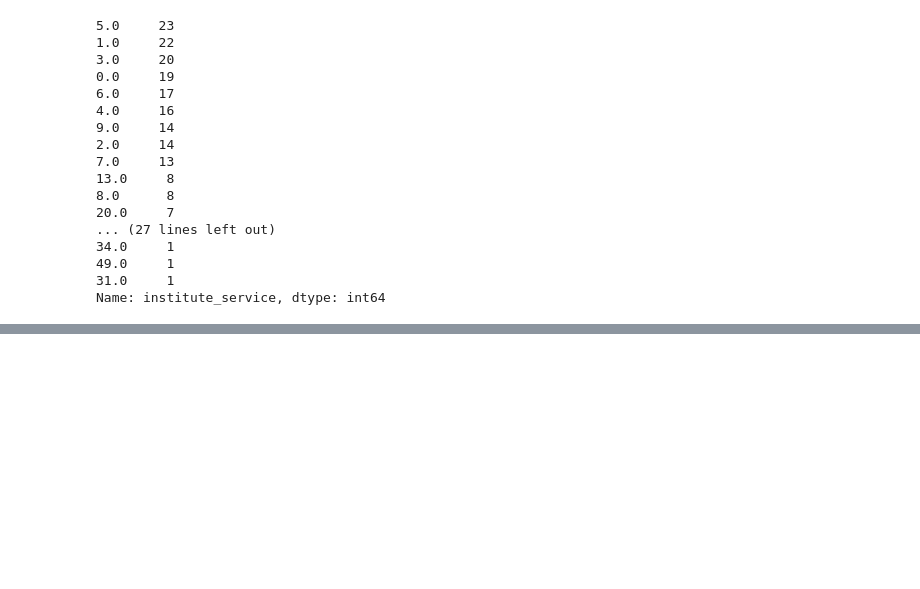
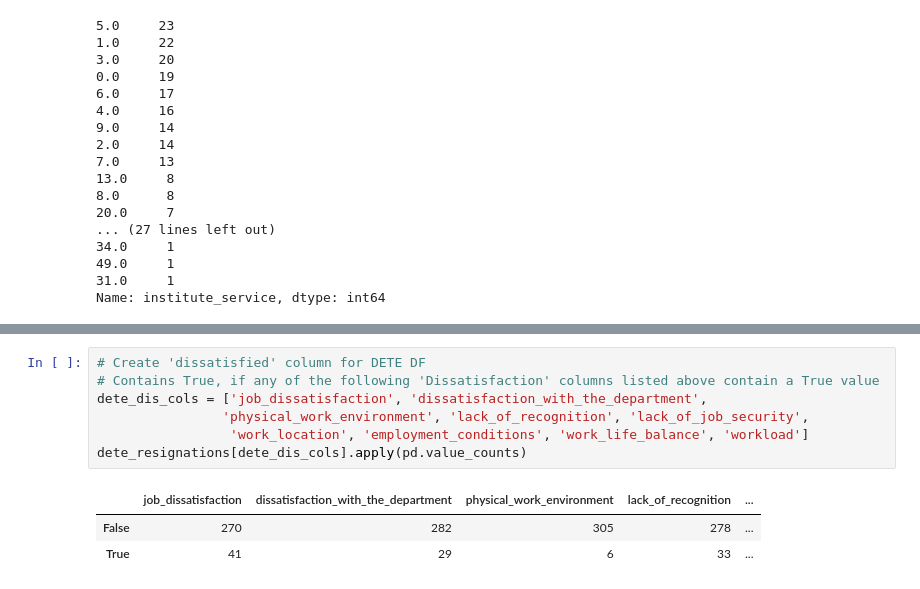
Before and after one commit to SuHamza/DQ-Analyze-Exit, a Jupyter notebook: Guided Project-Clean And Analyze Employee Exit Surveys.ipynb, the cells around one changed output, grey strips where cells are left out. Cells and saved outputs as stored; diff of their text form; blank space fills up the shorter version.

Commit message:
Identify Dissatisfied Employees

```diff
--- a/Guided Project-Clean And Analyze Employee Exit Surveys.ipynb
+++ b/Guided Project-Clean And Analyze Employee Exit Surveys.ipynb
@@ -478,0 +567,11 @@ Name: institute_service, dtype: int64
+# %%
+# Create 'dissatisfied' column for DETE DF
+# Contains True, if any of the following 'Dissatisfaction' columns listed above contain a True value
+dete_dis_cols = ['job_dissatisfaction', 'dissatisfaction_with_the_department',
+                'physical_work_environment', 'lack_of_recognition', 'lack_of_job_security',
+                 'work_location', 'employment_conditions', 'work_life_balance', 'workload']
+dete_resignations[dete_dis_cols].apply(pd.value_counts)
+# %% [output]
+|  | job_dissatisfaction | dissatisfaction_with_the_department | physical_work_environment | lack_of_recognition | ... |
+| False | 270 | 282 | 305 | 278 | ... |
+| True | 41 | 29 | 6 | 33 | ... |
```
Also changed, not shown: parts of 9 cells of this notebook.
